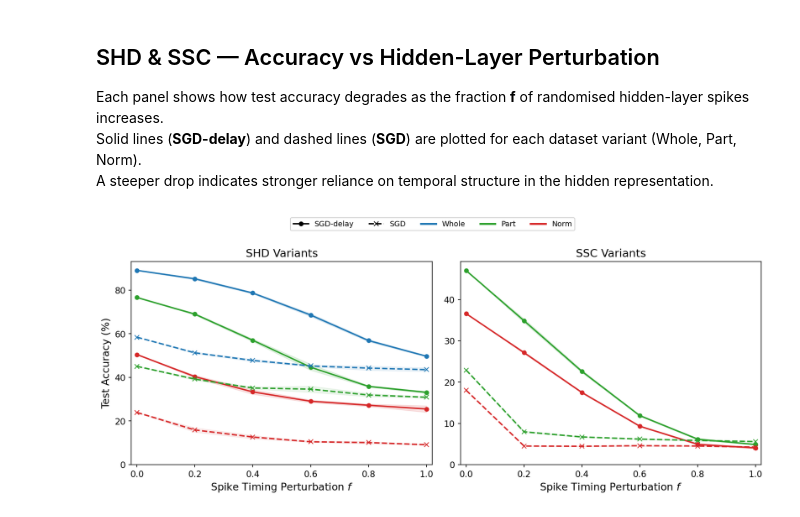
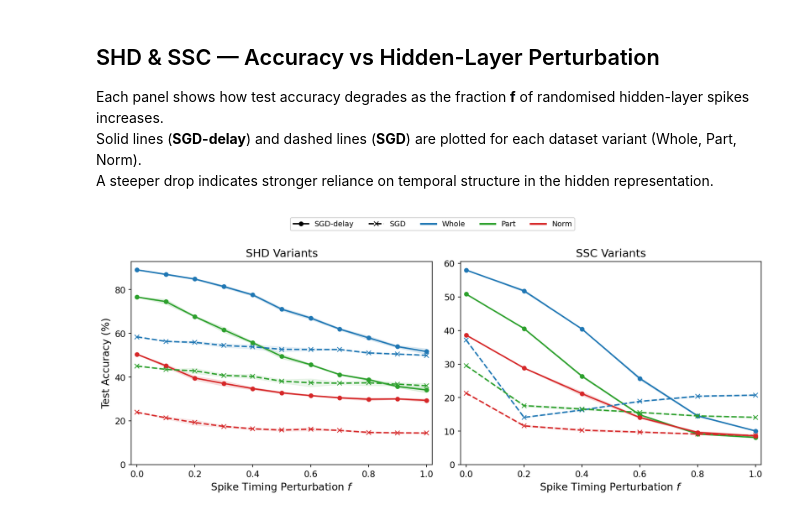
Before and after one commit to Laaaaack/beyond-beyond-rate, a Jupyter notebook: my_project/exp_fixed_weight_perturbation/code/realistic/2ndLayer_result_visualization.ipynb, the cells around one changed output. Cells and saved outputs as stored; diff of their text form; code cells hidden in the pictures.

Commit message:
2-layer FWP: SHD & SSC experiments bug fixed, SSC waiting to be re-evaluated

```diff
--- a/my_project/exp_fixed_weight_perturbation/code/realistic/2ndLayer_result_visualization.ipynb
+++ b/my_project/exp_fixed_weight_perturbation/code/realistic/2ndLayer_result_visualization.ipynb
@@ -63,10 +63,12 @@ shd_norm_nod_f, shd_norm_nod_mean, shd_norm_nod_std = load_results(SHD_LOG / "sh
 
 # ---------- Load SSC results ----------
 SSC_LOG = BASE / "ssc/log"
-ssc_part_del_f, ssc_part_del_mean, ssc_part_del_std = load_results(SSC_LOG / "ssc_part_delay_hidden_perturbation_results.json")
-ssc_part_nod_f, ssc_part_nod_mean, ssc_part_nod_std = load_results(SSC_LOG / "ssc_part_nodelay_hidden_perturbation_results.json")
-ssc_norm_del_f, ssc_norm_del_mean, ssc_norm_del_std = load_results(SSC_LOG / "ssc_norm_delay_hidden_perturbation_results.json")
-ssc_norm_nod_f, ssc_norm_nod_mean, ssc_norm_nod_std = load_results(SSC_LOG / "ssc_norm_nodelay_hidden_perturbation_results.json")
+ssc_whole_del_f, ssc_whole_del_mean, ssc_whole_del_std = load_results(SSC_LOG / "ssc_2ndLayer_whole_delay_hidden_perturbation_results.json")
+ssc_whole_nod_f, ssc_whole_nod_mean, ssc_whole_nod_std = load_results(SSC_LOG / "ssc_2ndLayer_whole_nodelay_hidden_perturbation_results.json")
+ssc_part_del_f, ssc_part_del_mean, ssc_part_del_std = load_results(SSC_LOG / "ssc_2ndLayer_part_delay_hidden_perturbation_results.json")
+ssc_part_nod_f, ssc_part_nod_mean, ssc_part_nod_std = load_results(SSC_LOG / "ssc_2ndLayer_part_nodelay_hidden_perturbation_results.json")
+ssc_norm_del_f, ssc_norm_del_mean, ssc_norm_del_std = load_results(SSC_LOG / "ssc_2ndLayer_norm_delay_hidden_perturbation_results.json")
+ssc_norm_nod_f, ssc_norm_nod_mean, ssc_norm_nod_std = load_results(SSC_LOG / "ssc_2ndLayer_norm_nodelay_hidden_perturbation_results.json")
 
 # ---------- Colours & markers (matching reference image) ----------
 COLORS = {"Whole": "#1f77b4", "Part": "#2ca02c", "Norm": "#d62728"}  # blue, green, red
@@ -102,6 +104,9 @@ ax_shd.set_ylim(0, None)
 
 # ==================== SSC panel ====================
 # SGD-delay (solid, circle marker)
+ax_ssc.plot(ssc_whole_del_f, ssc_whole_del_mean, "o-", color=COLORS["Whole"], markersize=5, linewidth=1.8)
+ax_ssc.fill_between(ssc_whole_del_f, ssc_whole_del_mean - ssc_whole_del_std, ssc_whole_del_mean + ssc_whole_del_std, color=COLORS["Whole"], alpha=0.12)
+
 ax_ssc.plot(ssc_part_del_f, ssc_part_del_mean, "o-", color=COLORS["Part"], markersize=5, linewidth=1.8)
 ax_ssc.fill_between(ssc_part_del_f, ssc_part_del_mean - ssc_part_del_std, ssc_part_del_mean + ssc_part_del_std, color=COLORS["Part"], alpha=0.12)
 
@@ -109,37 +114,40 @@ ax_ssc.plot(ssc_norm_del_f, ssc_norm_del_mean, "o-", color=COLORS["Norm"], marke
 ax_ssc.fill_between(ssc_norm_del_f, ssc_norm_del_mean - ssc_norm_del_std, ssc_norm_del_mean + ssc_norm_del_std, color=COLORS["Norm"], alpha=0.12)
 
 # SGD / nodelay (dashed, X marker)
+ax_ssc.plot(ssc_whole_nod_f, ssc_whole_nod_mean, "x--", color=COLORS["Whole"], markersize=6, linewidth=1.8)
+ax_ssc.fill_between(ssc_whole_nod_f, ssc_whole_nod_mean - ssc_whole_nod_std, ssc_whole_nod_mean + ssc_whole_nod_std, color=COLORS["Whole"], alpha=0.08)
+
 ax_ssc.plot(ssc_part_nod_f, ssc_part_nod_mean, "x--", color=COLORS["Part"], markersize=6, linewidth=1.8)
 ax_ssc.fill_between(ssc_part_nod_f, ssc_part_nod_mean - ssc_part_nod_std, ssc_part_nod_mean + ssc_part_nod_std, color=COLORS["Part"], alpha=0.08)
 
 ax_ssc.plot(ssc_norm_nod_f, ssc_norm_nod_mean, "x--", color=COLORS["Norm"], markersize=6, linewidth=1.8)
 ax_ssc.fill_between(ssc_norm_nod_f, ssc_norm_nod_mean - ssc_norm_nod_std, ssc_norm_nod_mean + ssc_norm_nod_std, color=COLORS["Norm"], alpha=0.08)
 
 ax_ssc.set_title("SSC Variants")
 ax_ssc.set_xlabel("Spike Timing Perturbation $f$")
 ax_ssc.set_xlim(-0.02, 1.02)
 ax_ssc.set_ylim(0, None)
 
 # ==================== Shared legend ====================
 # Model-type handles (black, style only)
 h_delay = mlines.Line2D([], [], color="black", marker="o", linestyle="-", markersize=5, linewidth=1.8, label="SGD-delay")
 h_nodelay = mlines.Line2D([], [], color="black", marker="x", linestyle="--", markersize=6, linewidth=1.8, label="SGD")
 
 # Dataset-variant handles (colour only)
 h_whole = mlines.Line2D([], [], color=COLORS["Whole"], linewidth=2.5, label="Whole")
 h_part = mlines.Line2D([], [], color=COLORS["Part"], linewidth=2.5, label="Part")
 h_norm = mlines.Line2D([], [], color=COLORS["Norm"], linewidth=2.5, label="Norm")
 
 fig.legend(
     handles=[h_delay, h_nodelay, h_whole, h_part, h_norm],
     loc="upper center",
     ncol=5,
     framealpha=0.9,
     bbox_to_anchor=(0.5, 1.02),
 )
 
 fig.tight_layout(rect=[0, 0, 1, 0.93])
 #plt.savefig("shd_ssc_hidden_perturbation.png", dpi=300, bbox_inches="tight")
 plt.show()
 # %% [output]
-[figure, old version]
+[figure, new version]
```
Also changed, not shown: 21 other files.
